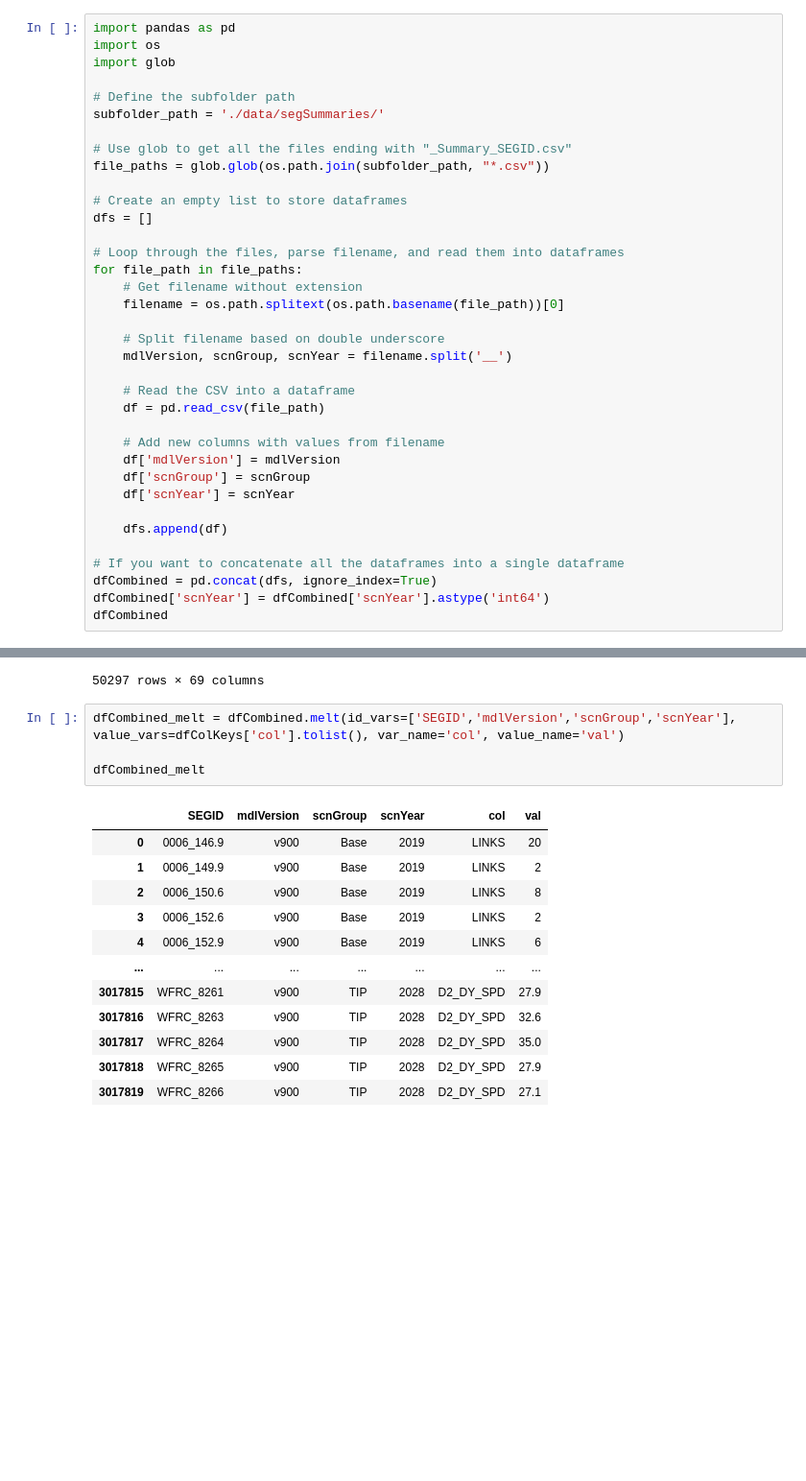
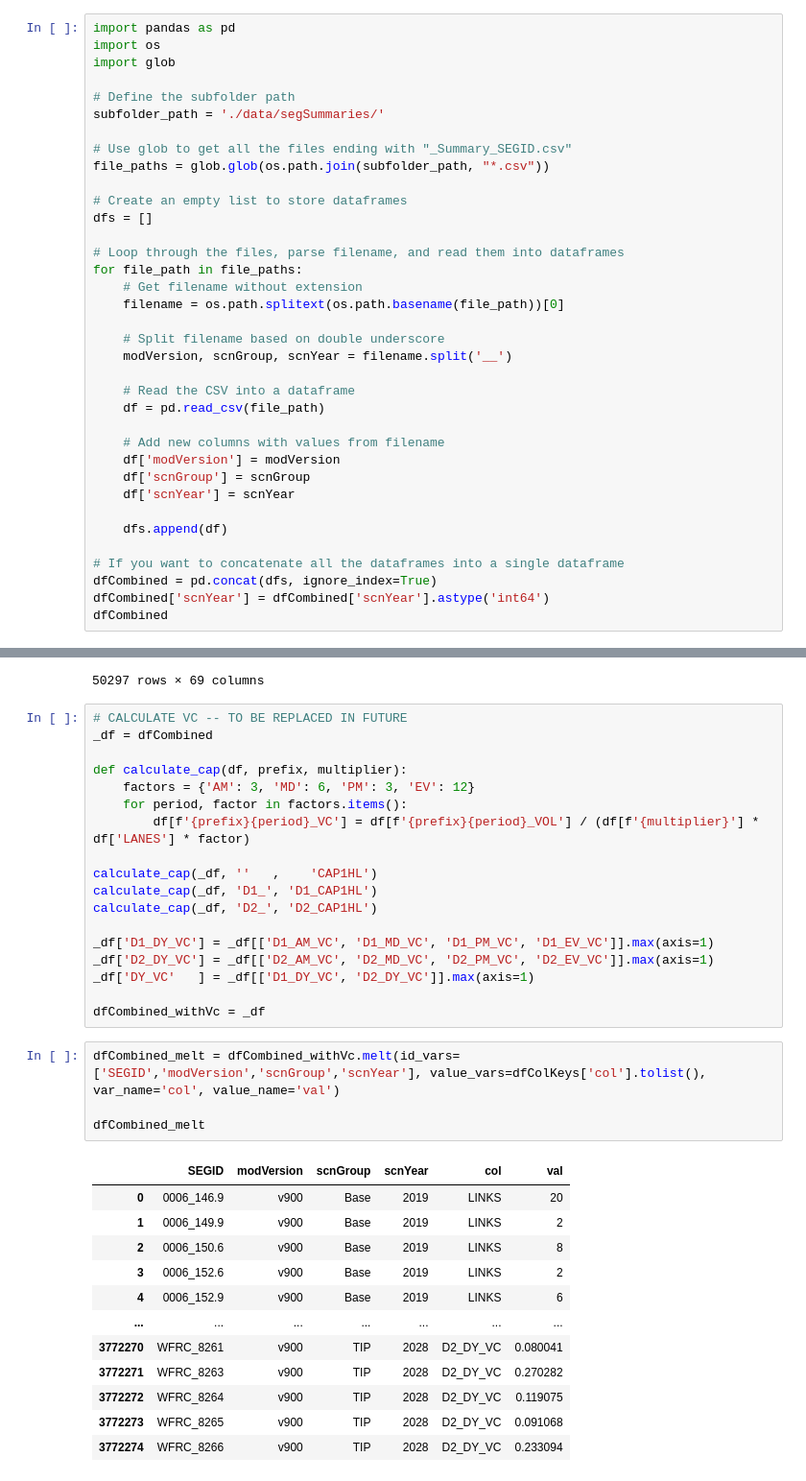
Before and after one commit to WFRCAnalytics/vizTool, a Jupyter notebook: convertsegsumtojson.ipynb, the cells around one changed output, grey strips where cells are left out. Shown at 96% size. Cells and saved outputs as stored; diff of their text form; blank space fills up the shorter version.

Commit message:
Begin filter groups

```diff
--- a/convertsegsumtojson.ipynb
+++ b/convertsegsumtojson.ipynb
@@ -147,13 +221,13 @@ for file_path in file_paths:
     filename = os.path.splitext(os.path.basename(file_path))[0]
 
     # Split filename based on double underscore
-    mdlVersion, scnGroup, scnYear = filename.split('__')
+    modVersion, scnGroup, scnYear = filename.split('__')
 
     # Read the CSV into a dataframe
     df = pd.read_csv(file_path)
 
     # Add new columns with values from filename
-    df['mdlVersion'] = mdlVersion
+    df['modVersion'] = modVersion
     df['scnGroup'] = scnGroup
     df['scnYear'] = scnYear
 
@@ -177,20 +251,38 @@ dfCombined
 | 50295 | 3812 | WFRC_8265 | 1.0 | 35.0 | 4.0 | Urban | 2 | 0.348 | 2.0 | 4.0 | ... |
 | 50296 | 3813 | WFRC_8266 | 1.0 | 35.0 | 4.0 | Urban | 2 | 0.178 | 2.0 | 4.0 | ... |
 50297 rows × 69 columns
+# %%
+# CALCULATE VC -- TO BE REPLACED IN FUTURE
+_df = dfCombined
+
+def calculate_cap(df, prefix, multiplier):
+    factors = {'AM': 3, 'MD': 6, 'PM': 3, 'EV': 12}
+    for period, factor in factors.items():
+        df[f'{prefix}{period}_VC'] = df[f'{prefix}{period}_VOL'] / (df[f'{multiplier}'] * df['LANES'] * factor)
+
+calculate_cap(_df, ''   ,    'CAP1HL')
+calculate_cap(_df, 'D1_', 'D1_CAP1HL')
+calculate_cap(_df, 'D2_', 'D2_CAP1HL')
+
+_df['D1_DY_VC'] = _df[['D1_AM_VC', 'D1_MD_VC', 'D1_PM_VC', 'D1_EV_VC']].max(axis=1)
+_df['D2_DY_VC'] = _df[['D2_AM_VC', 'D2_MD_VC', 'D2_PM_VC', 'D2_EV_VC']].max(axis=1)
+_df['DY_VC'   ] = _df[['D1_DY_VC', 'D2_DY_VC']].max(axis=1)
+
+dfCombined_withVc = _df
 # %%
-dfCombined_melt = dfCombined.melt(id_vars=['SEGID','mdlVersion','scnGroup','scnYear'], value_vars=dfColKeys['col'].tolist(), var_name='col', value_name='val')
+dfCombined_melt = dfCombined_withVc.melt(id_vars=['SEGID','modVersion','scnGroup','scnYear'], value_vars=dfColKeys['col'].tolist(), var_name='col', value_name='val')
 
 dfCombined_melt
 # %% [output]
-|  | SEGID | mdlVersion | scnGroup | scnYear | col | val |
+|  | SEGID | modVersion | scnGroup | scnYear | col | val |
 | 0 | 0006_146.9 | v900 | Base | 2019 | LINKS | 20 |
 | 1 | 0006_149.9 | v900 | Base | 2019 | LINKS | 2 |
 | 2 | 0006_150.6 | v900 | Base | 2019 | LINKS | 8 |
 | 3 | 0006_152.6 | v900 | Base | 2019 | LINKS | 2 |
 | 4 | 0006_152.9 | v900 | Base | 2019 | LINKS | 6 |
 | ... | ... | ... | ... | ... | ... | ... |
-| 3017815 | WFRC_8261 | v900 | TIP | 2028 | D2_DY_SPD | 27.9 |
-| 3017816 | WFRC_8263 | v900 | TIP | 2028 | D2_DY_SPD | 32.6 |
-| 3017817 | WFRC_8264 | v900 | TIP | 2028 | D2_DY_SPD | 35.0 |
-| 3017818 | WFRC_8265 | v900 | TIP | 2028 | D2_DY_SPD | 27.9 |
-| 3017819 | WFRC_8266 | v900 | TIP | 2028 | D2_DY_SPD | 27.1 |
+| 3772270 | WFRC_8261 | v900 | TIP | 2028 | D2_DY_VC | 0.080041 |
+| 3772271 | WFRC_8263 | v900 | TIP | 2028 | D2_DY_VC | 0.270282 |
+| 3772272 | WFRC_8264 | v900 | TIP | 2028 | D2_DY_VC | 0.119075 |
+| 3772273 | WFRC_8265 | v900 | TIP | 2028 | D2_DY_VC | 0.091068 |
+| 3772274 | WFRC_8266 | v900 | TIP | 2028 | D2_DY_VC | 0.233094 |
```
Also changed, not shown: parts of 12 cells of this notebook, 15 other files.
